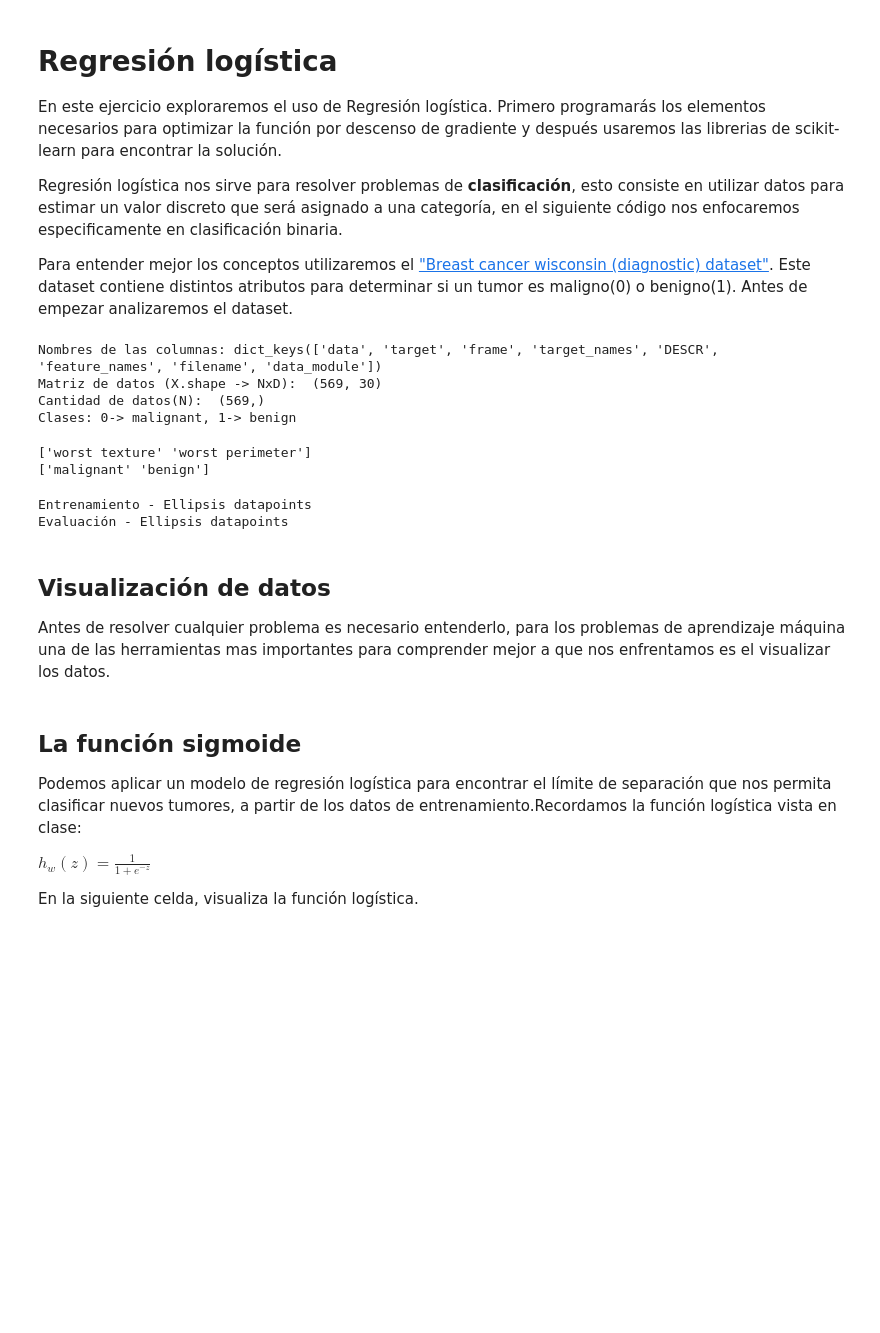
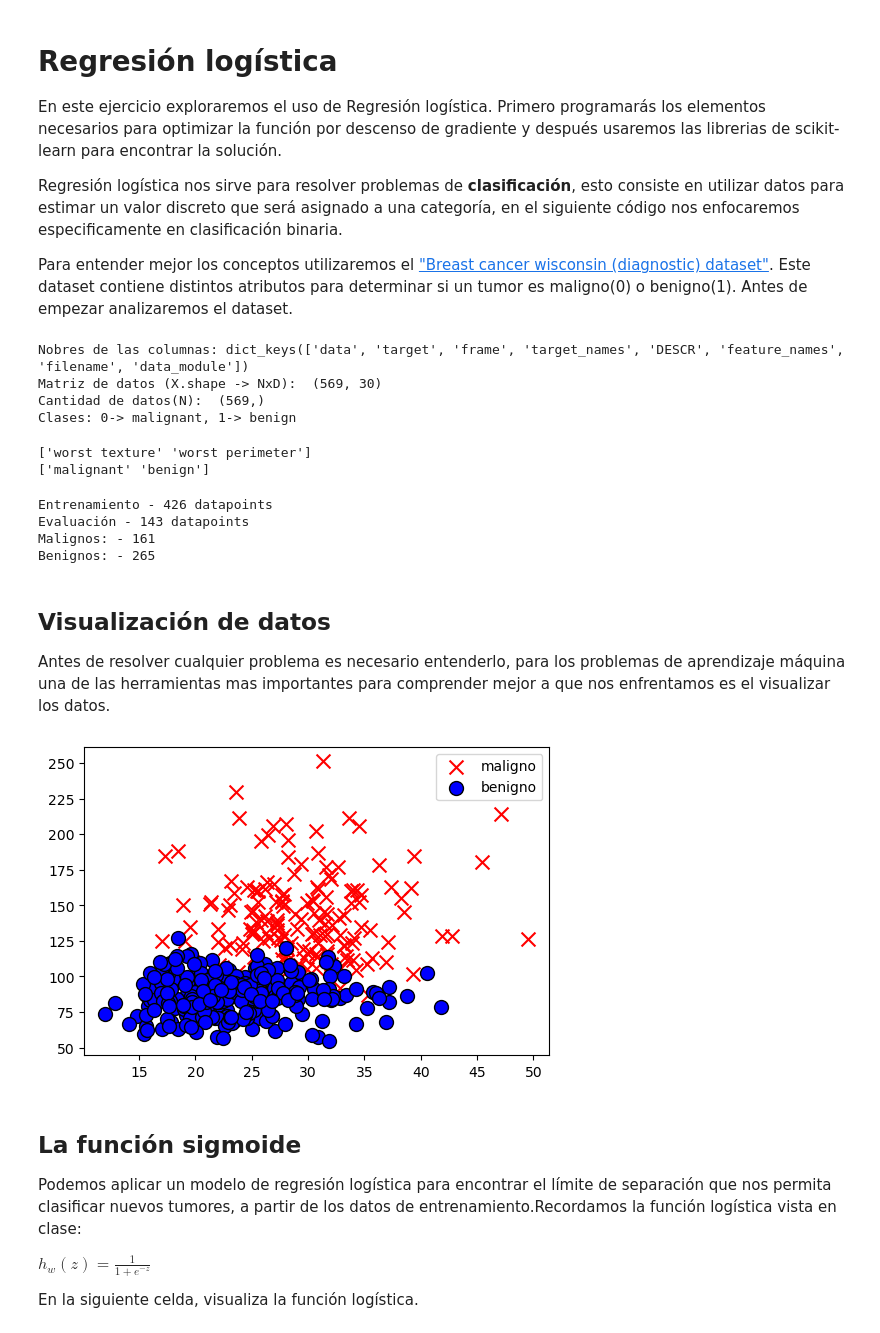
Before and after one commit to marianovba/ML23_LosGoons, a Jupyter notebook: ml23/ejercicio_2_LogisticReg/logistic_regression.ipynb, the cells around one changed output. Cells and saved outputs as stored; diff of their text form; code cells hidden in the pictures; blank space fills up the shorter version.

```diff
--- a/ml23/ejercicio_2_LogisticReg/logistic_regression.ipynb
+++ b/ml23/ejercicio_2_LogisticReg/logistic_regression.ipynb
@@ -14,12 +14,12 @@ import numpy as np
 
 dataset = load_breast_cancer()
 # Podemos visualizar los atributos del dataset y la dimensionalidad de los datos
-print("Nombres de las columnas:", dataset.keys())
+print("Nobres de las columnas:", dataset.keys())
 print("Matriz de datos (X.shape -> NxD): ", dataset['data'].shape)
 print("Cantidad de datos(N): ", dataset['target'].shape)
 print("Clases: 0-> %s, 1-> %s" %(dataset.target_names[0], dataset.target_names[1]))
 # %% [output]
-Nombres de las columnas: dict_keys(['data', 'target', 'frame', 'target_names', 'DESCR', 'feature_names', 'filename', 'data_module'])
+Nobres de las columnas: dict_keys(['data', 'target', 'frame', 'target_names', 'DESCR', 'feature_names', 'filename', 'data_module'])
 Matriz de datos (X.shape -> NxD):  (569, 30)
 Cantidad de datos(N):  (569,)
 Clases: 0-> malignant, 1-> benign
@@ -43,8 +43,8 @@ data_train, data_test, target_train, target_test = train_test_split(
 # TODO: Imprime la cantidad de puntos que serán dedicados para entrenamiento y
 # para prueba
 # ====== Start of solution =====
-print(f"Entrenamiento - {...} datapoints")
-print(f"Evaluación - {...} datapoints")
+print(f"Entrenamiento - {len(data_train)} datapoints")
+print(f"Evaluación - {len(data_test)} datapoints")
 # ====== End of solution =====
 
 # Es bueno saber como es la distribución de los datos
@@ -54,11 +54,17 @@ benign_idcs = np.where(target_train == 1)
 
 # TODO: Imprime la cantidad de puntos que son malignos y benignos
 # ====== Start of solution =====
+malignant_vals=np.sum(target_train==0)
+benign_vals=np.sum(target_train==1)
 
+print(f"Malignos: - {malignant_vals} ")
+print(f"Benignos: - {benign_vals} ")
 # ====== End of solution =====
 # %% [output]
-Entrenamiento - Ellipsis datapoints
-Evaluación - Ellipsis datapoints
+Entrenamiento - 426 datapoints
+Evaluación - 143 datapoints
+Malignos: - 161
+Benignos: - 265
 # %% [markdown]
 ## Visualización de datos
 Antes de resolver cualquier problema es necesario entenderlo, para los problemas de aprendizaje máquina una de las herramientas mas importantes para comprender mejor a que nos enfrentamos es el visualizar los datos.
@@ -70,36 +76,39 @@ fig, ax = plt.subplots(figsize=(6,4))
 # Pintaremos los que tienen etiqueta 0 y etiqueta 1 de distinto color
 # Muestra un máximo de dp_to_plot puntos para cada clase
 dp_to_plot = 100
 
 # Grafica los datos malignos
 malignant_entries = data_train[malignant_idcs]
 ax.scatter(
     # TODO: Ingresa los datos a graficar
     # ====== Start of solution =====
-    x=...,
-    y=...,
+    x=malignant_entries[:, 0],
+    y=malignant_entries[:, 1],
     # ====== End of solution =====
     s=100,
     color="r",
     marker="x",
     label="maligno"
 )
 
 # Grafica los datos benignos
 benign_entries = data_train[benign_idcs]
 ax.scatter(
     # TODO: Ingresa los datos a graficar
     # ====== Start of solution =====
-
+    x=benign_entries[:, 0],
+    y=benign_entries[:, 1],
     # ====== End of solution =====
     s=100,
     color="b",
     edgecolor='black',
     marker="o",
     label="benigno"
 )
 plt.legend()
 plt.show()
+# %% [output]
+[figure, added]
 # %% [markdown]
 ## La función sigmoide
 Podemos aplicar un modelo de regresión logística para encontrar el límite de separación que nos permita clasificar nuevos tumores, a partir de los datos de entrenamiento.Recordamos la función logística vista en clase:
```
Also changed, not shown: parts of 2 cells of this notebook.
